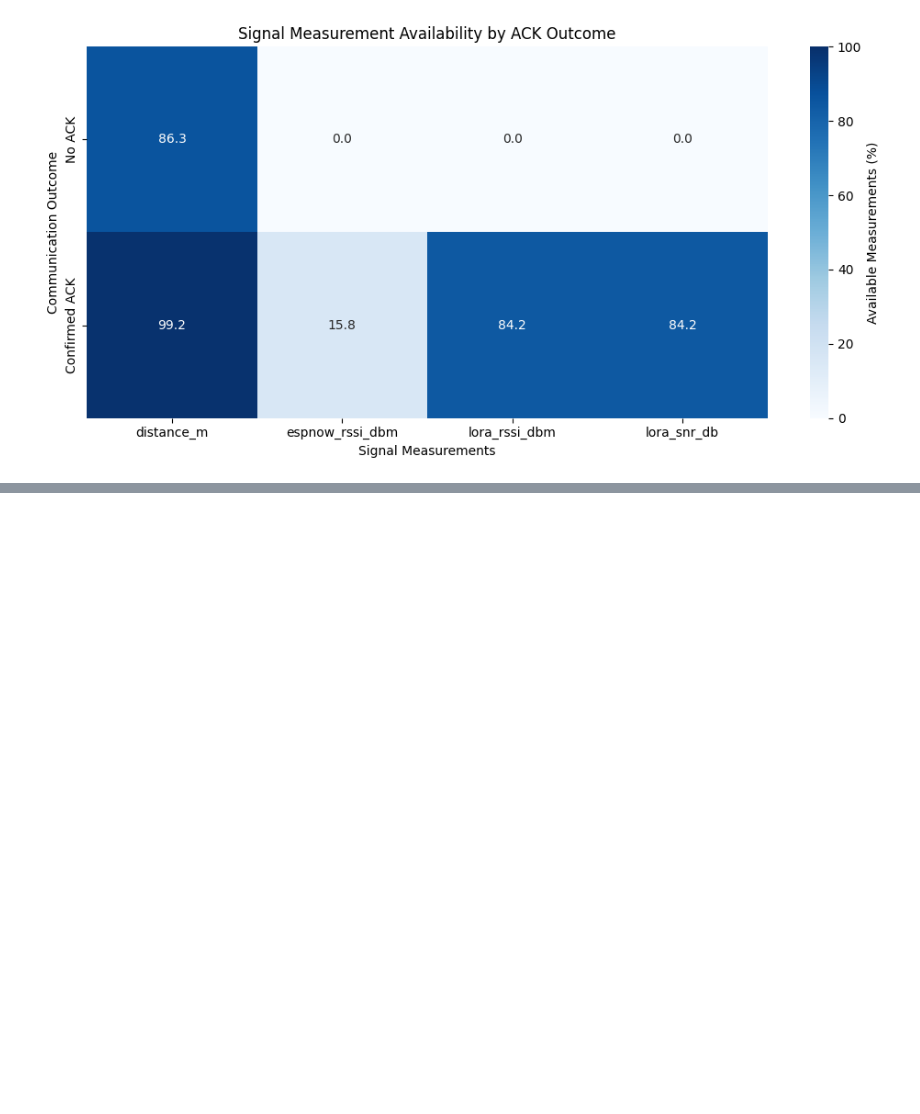
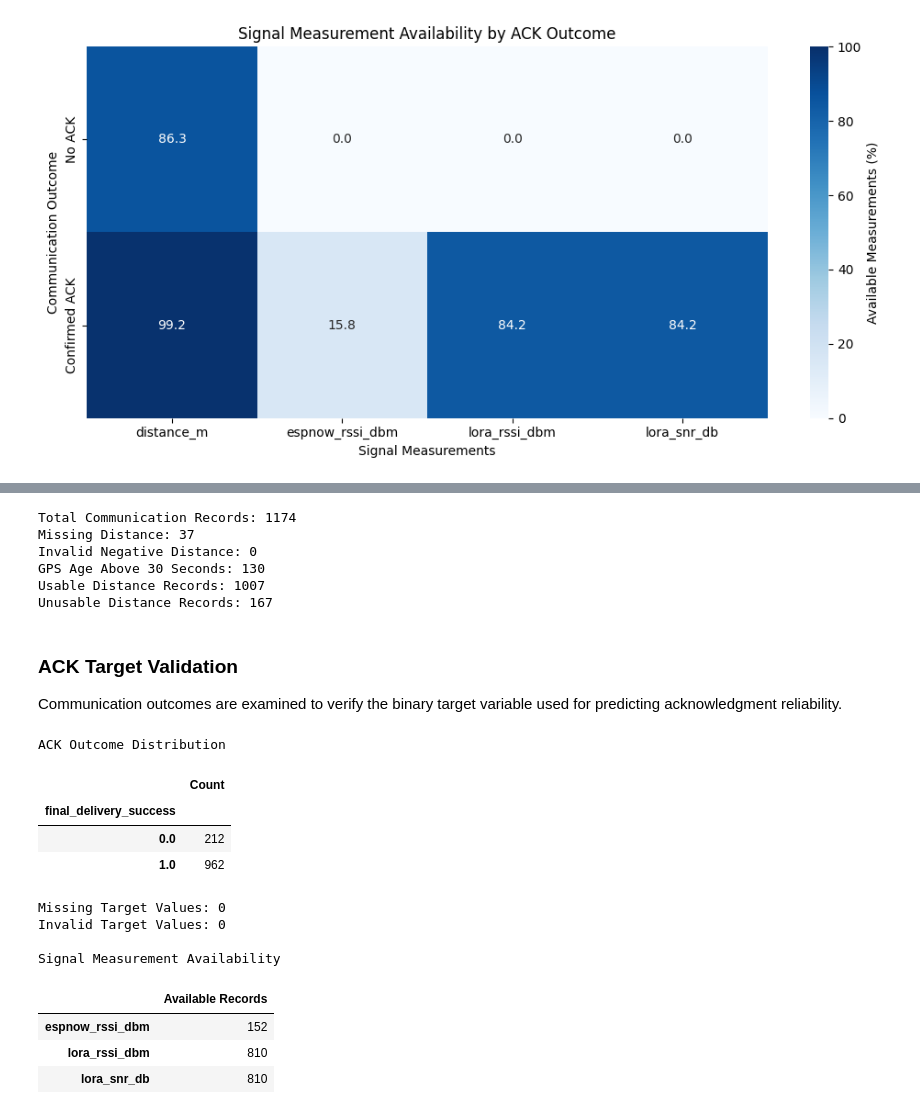
Before and after one commit to VirajKosala/Intelligent-Link-Quality-Prediction, a Jupyter notebook: Intelligent_Link_Quality_Prediction.ipynb, the cells around one changed output, grey strips where cells are left out. Cells and saved outputs as stored; diff of their text form; code cells hidden in the pictures; blank space fills up the shorter version.

```diff
--- a/Intelligent_Link_Quality_Prediction.ipynb
+++ b/Intelligent_Link_Quality_Prediction.ipynb
@@ -602,0 +667,75 @@ plt.show()
+# %%
+
+clean_df["gps_valid"] = pd.to_numeric(
+    clean_df["gps_valid"], errors="coerce"
+)
+
+clean_df["distance_available"] = (
+    clean_df["distance_m"].notna() &
+    (clean_df["distance_m"] >= 0)
+)
+
+clean_df["gps_fresh"] = clean_df["peer_gps_age_ms"].between(
+    0, 30000
+)
+
+clean_df["distance_usable"] = (
+    clean_df["distance_available"] &
+    clean_df["gps_fresh"] &
+    (clean_df["gps_valid"] == 1)
+)
+
+print("Total Communication Records:", len(clean_df))
+print("Missing Distance:", clean_df["distance_m"].isna().sum())
+print("Invalid Negative Distance:", (clean_df["distance_m"] < 0).sum())
+print("GPS Age Above 30 Seconds:", (clean_df["peer_gps_age_ms"] > 30000).sum())
+print("Usable Distance Records:", clean_df["distance_usable"].sum())
+print("Unusable Distance Records:", (~clean_df["distance_usable"]).sum())
+# %% [output]
+Total Communication Records: 1174
+Missing Distance: 37
+Invalid Negative Distance: 0
+GPS Age Above 30 Seconds: 130
+Usable Distance Records: 1007
+Unusable Distance Records: 167
+# %% [markdown]
+
+### ACK Target Validation
+
+Communication outcomes are examined to verify the binary target variable used for predicting acknowledgment reliability.
+# %%
+
+print("ACK Outcome Distribution")
+display(
+    clean_df["final_delivery_success"]
+    .value_counts(dropna=False)
+    .sort_index()
+    .to_frame("Count")
+)
+
+print("Missing Target Values:",
+      clean_df["final_delivery_success"].isna().sum())
+
+print("Invalid Target Values:",
+      (~clean_df["final_delivery_success"].isin([0, 1])).sum())
+
+print("\nSignal Measurement Availability")
+display(
+    clean_df[
+        ["espnow_rssi_dbm", "lora_rssi_dbm", "lora_snr_db"]
+    ].notna().sum().to_frame("Available Records")
+)
+# %% [output]
+ACK Outcome Distribution
+|  | Count |
+| final_delivery_success |  |
+| 0.0 | 212 |
+| 1.0 | 962 |
+Missing Target Values: 0
+Invalid Target Values: 0
+
+Signal Measurement Availability
+|  | Available Records |
+| espnow_rssi_dbm | 152 |
+| lora_rssi_dbm | 810 |
+| lora_snr_db | 810 |
```
Also changed, not shown: parts of 7 cells of this notebook.
